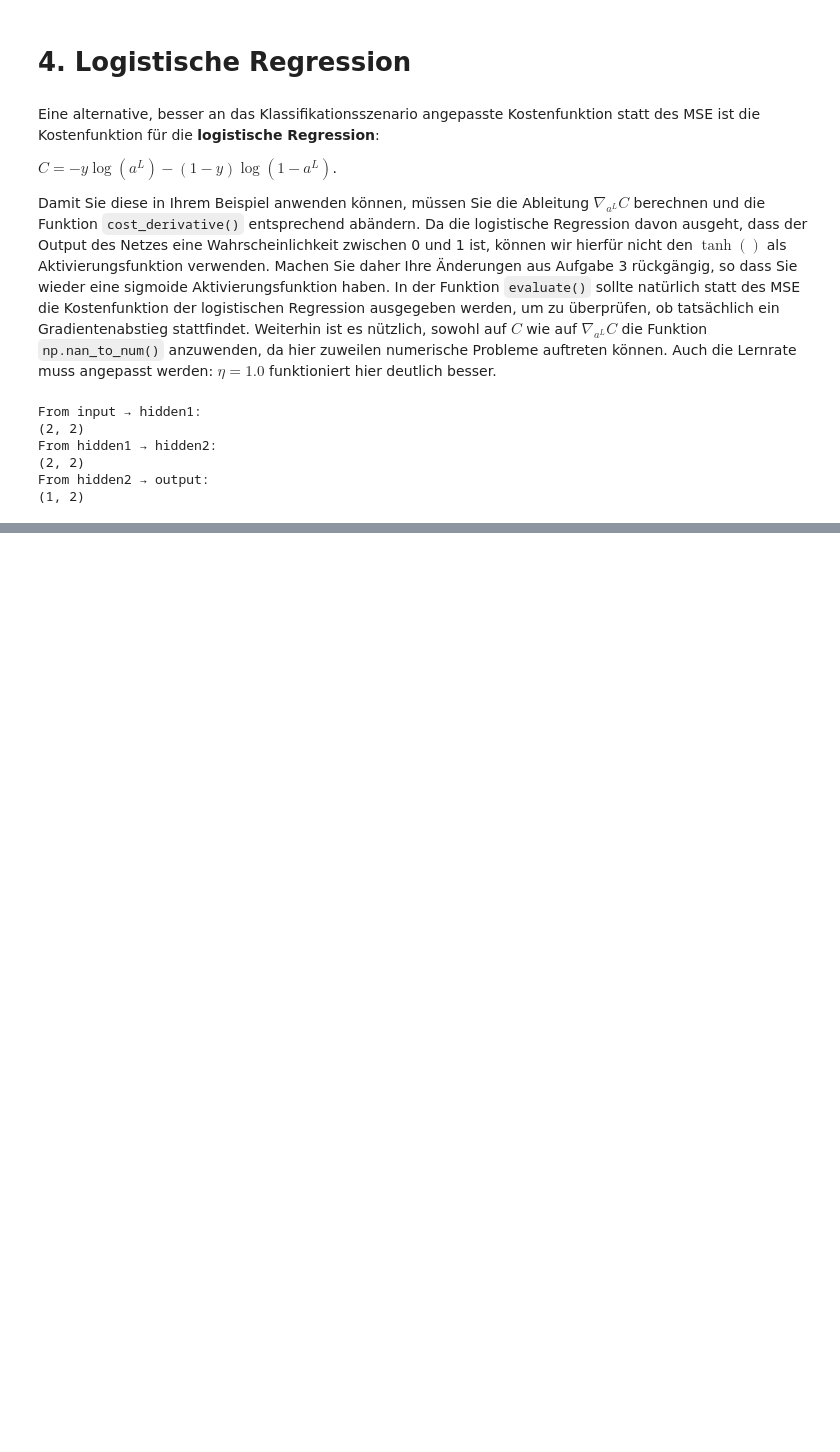
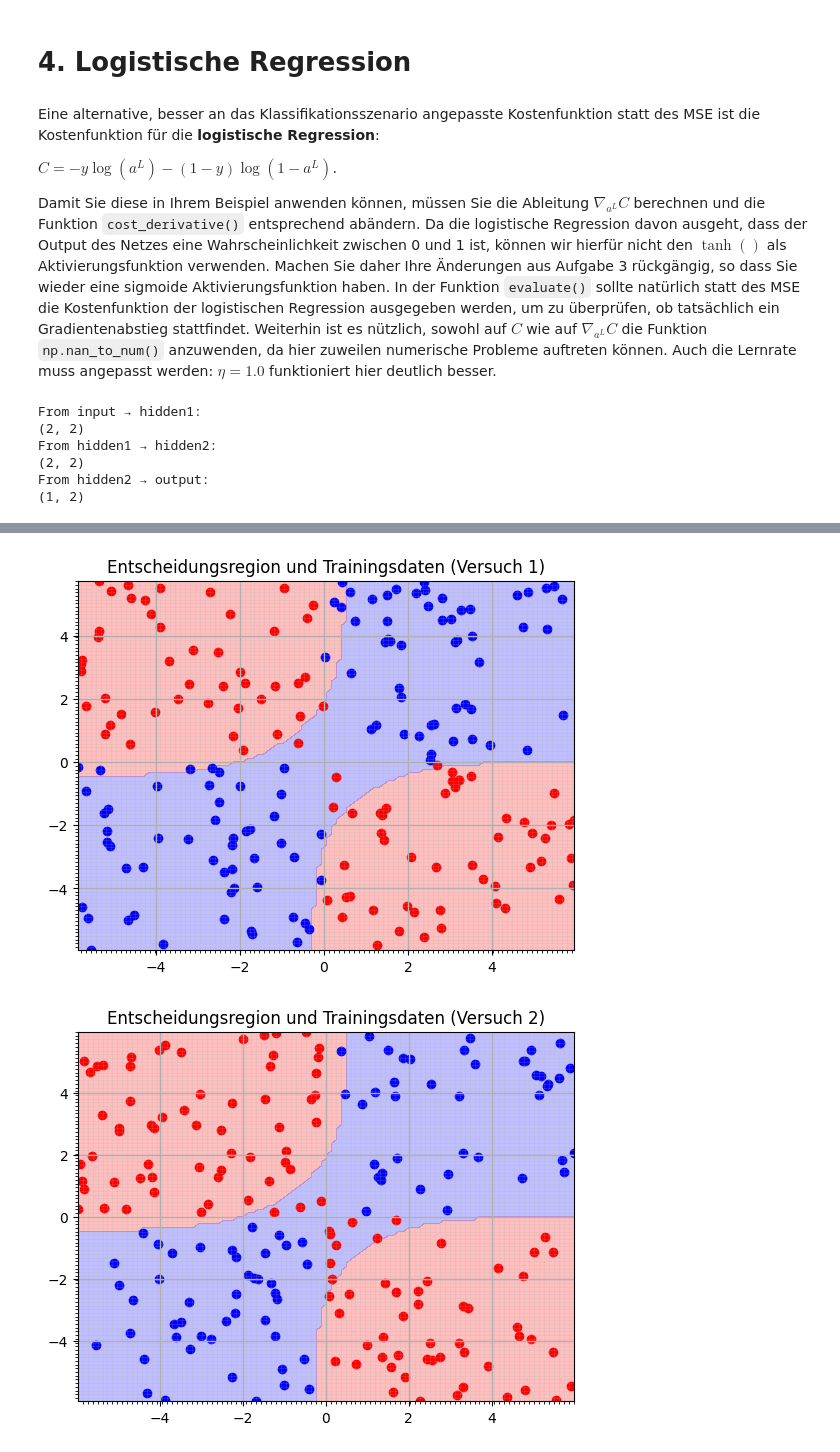
Before and after one commit to PhilNeu13/msi-dl, a Jupyter notebook: Exercise-1/04-logistische-regression.ipynb, the cells around one changed output, grey strips where cells are left out. Cells and saved outputs as stored; diff of their text form; code cells hidden in the pictures; blank space fills up the shorter version.

Commit message:
task4: added Entscheidungsfunktionsplots

```diff
--- a/Exercise-1/04-logistische-regression.ipynb
+++ b/Exercise-1/04-logistische-regression.ipynb
@@ -262,0 +264,61 @@ for i in range(repeat_experiment):
+# %%
+for k, (X_train, y_train) in enumerate(all_trains):
+    min_x1 = np.min(X_train[:,0])
+    max_x1 = np.max(X_train[:,0])
+    min_x2 = np.min(X_train[:,1])
+    max_x2 = np.max(X_train[:,1])
+
+    fig, ax = plt.subplots()
+
+    # --- Entscheidungsregion -----------------
+
+    xx, yy = np.meshgrid(
+        np.linspace(min_x1, max_x1, 100),
+        np.linspace(min_x2, max_x2, 100)
+    )
+
+    Z = np.zeros(xx.shape)
+
+    for i in range(xx.shape[0]):
+        for j in range(xx.shape[1]):
+            x1 = xx[i, j]
+            x2 = yy[i, j]
+
+            # dieselbe Vorverarbeitung wie beim Training:
+            z1 = sigmoid(w1[0] * x1 + w1[1] * x2)  # = sigmoid(x2)
+            z2 = sigmoid(w2[0] * x1 + w2[1] * x2)  # = sigmoid(x1)
+
+            a0 = np.array([[z1],
+                           [z2]])   # Input fürs MLP
+
+            ypred = feedforward(a0).flatten()[0] # Entscheidungsfunktion
+            Z[i, j] = ypred
+
+    Z_cls = (Z > 0.5).astype(int)
+    ax.contourf(xx, yy, Z_cls,
+                levels=[-0.5, 0.5, 1.5],
+                colors=["red", "blue"],
+                alpha=0.25)
+
+    # --- Trainingsdatenpunkte -----------------
+
+    for x, y in zip(X_train, y_train):
+        if y == 0:
+            ax.scatter(x[0], x[1], color="red")
+        else:
+            ax.scatter(x[0], x[1], color="blue")
+
+    ax.xaxis.set_major_locator(MaxNLocator(integer=True))
+    ax.yaxis.set_major_locator(MaxNLocator(integer=True))
+
+    ax.xaxis.set_minor_locator(MultipleLocator((max_x1 - min_x1) / 100))
+    ax.yaxis.set_minor_locator(MultipleLocator((max_x2 - min_x2) / 100))
+
+    ax.grid(which="major", linewidth=1.0)
+    ax.grid(which="minor", linewidth=0.4, alpha=0.3)
+
+    plt.title(f'Entscheidungsregion und Trainingsdaten (Versuch {k + 1})')
+    plt.show()
+# %% [output]
+[figure, added]
+[figure, added]
```
Also changed, not shown: parts of 4 cells of this notebook.
